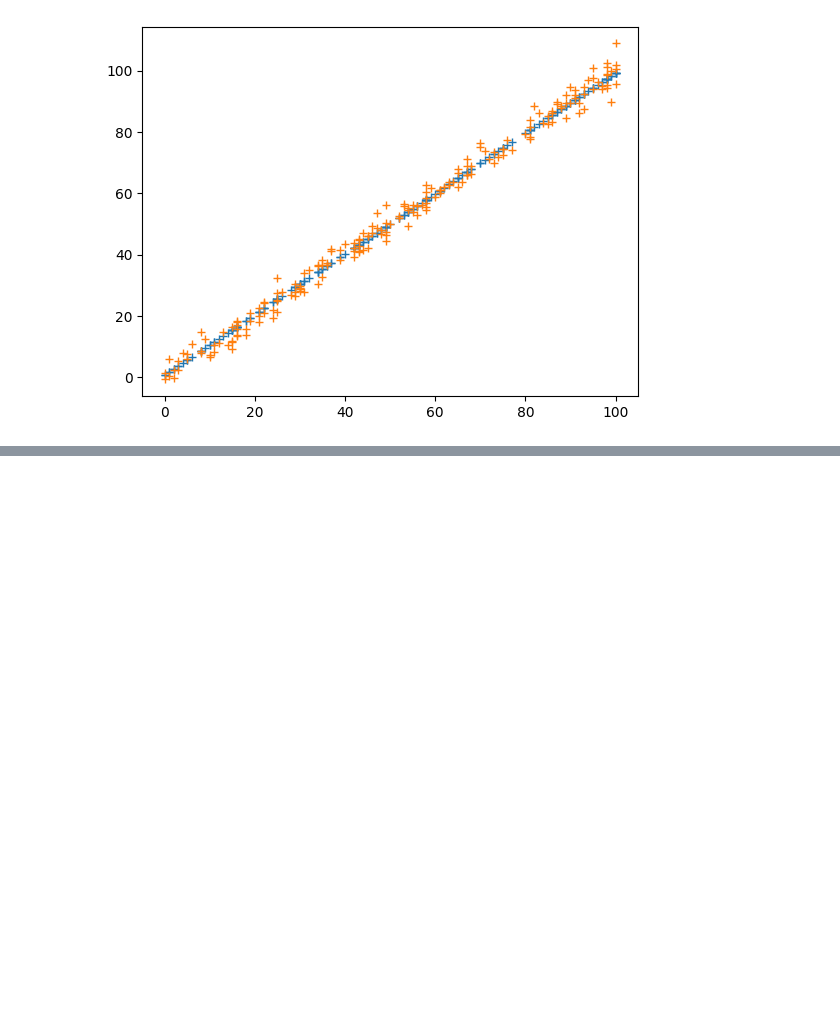
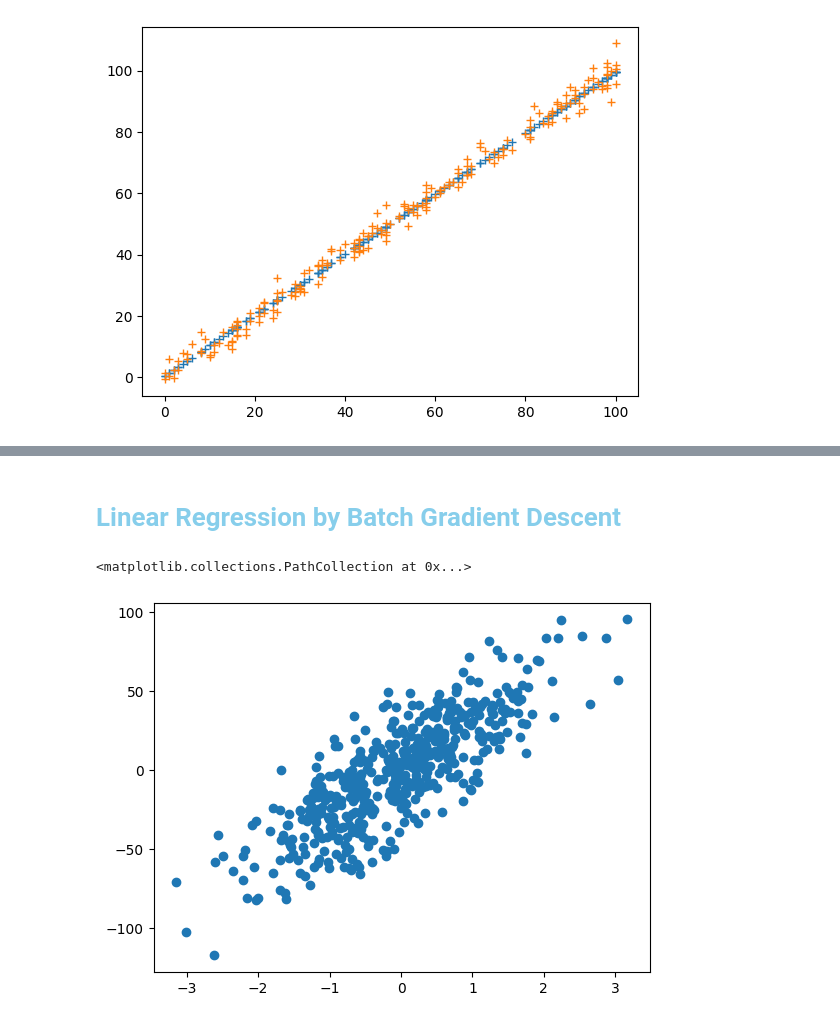
Before and after one commit to sahilkhan-7/Machine-Learning-basic-to-advance, a Jupyter notebook: Regression/linear_regression.ipynb, the cells around one changed output, grey strips where cells are left out. Cells and saved outputs as stored; diff of their text form; code cells hidden in the pictures; blank space fills up the shorter version.

Commit message:
Linear Regression from scratch

```diff
--- a/Regression/linear_regression.ipynb
+++ b/Regression/linear_regression.ipynb
@@ -264,0 +275,2 @@ cost_func(Xtest, test_predictions)
+# %% [markdown]
+# <font color = 'skyblue'><b>Linear Regression by Batch Gradient Descent</b></font>
@@ -264,0 +283,7 @@ cost_func(Xtest, test_predictions)
+# %%
+X, y = make_regression(n_samples=500, n_features=1, noise=20, random_state=12)
+# %%
+plt.scatter(X, y)
+# %% [output]
+<matplotlib.collections.PathCollection at 0x...>
+[figure, added]
```
Also changed, not shown: parts of 14 cells of this notebook.
